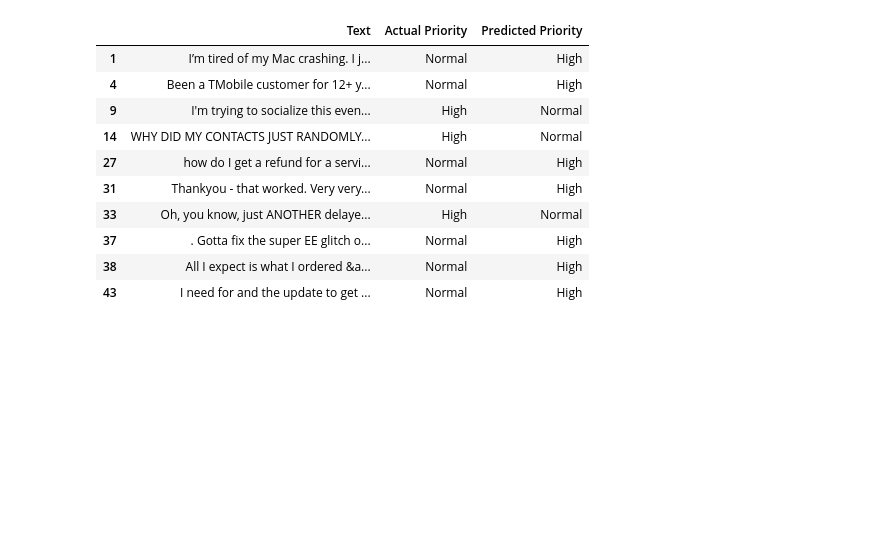
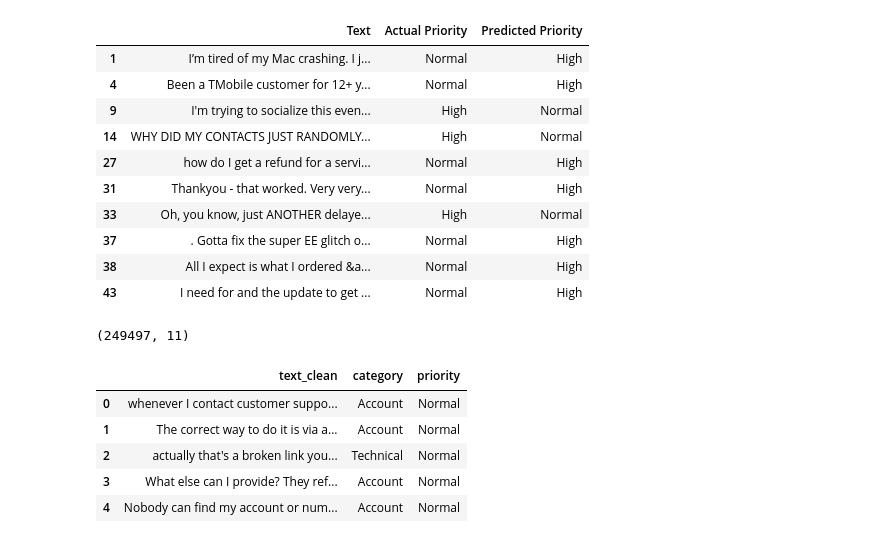
Before and after one commit to krishgarg344/Intelligent-Customer-Case-Processing-System, a Jupyter notebook: models/priority_prediction.ipynb, the cells around one changed output. Saved outputs shown, nothing was run; the diff lists cells and outputs as text; code cells hidden in the pictures; blank space fills up the shorter version.

Commit message:
save dataset with category and priority prediction

```diff
--- a/models/priority_prediction.ipynb
+++ b/models/priority_prediction.ipynb
@@ -218,3 +218,20 @@ with open('saved_models/priority_classifier.pkl', 'wb') as f:
 
 with open('saved_models/priority_tfidf_vectorizer.pkl', 'wb') as f:
     pickle.dump(tfidf, f)
+# %%
+# category stays as the weak label (same one used to train/test the classifier)
+# priority is now the model's predictions on the FULL dataset, not just weak labels
+full_tfidf = tfidf.transform(df['text_clean'])
+df['priority'] = clf.predict(full_tfidf)
+
+df.to_csv('../dataset/labeled_tickets_with_priority.csv', index=False)
+print(df.shape)
+df[['text_clean', 'category', 'priority']].head()
+# %% [output]
+(249497, 11)
+|  | text_clean | category | priority |
+| 0 | whenever I contact customer suppo... | Account | Normal |
+| 1 | The correct way to do it is via a... | Account | Normal |
+| 2 | actually that's a broken link you... | Technical | Normal |
+| 3 | What else can I provide? They ref... | Account | Normal |
+| 4 | Nobody can find my account or num... | Account | Normal |
```
Also changed, not shown: 1 other file.
